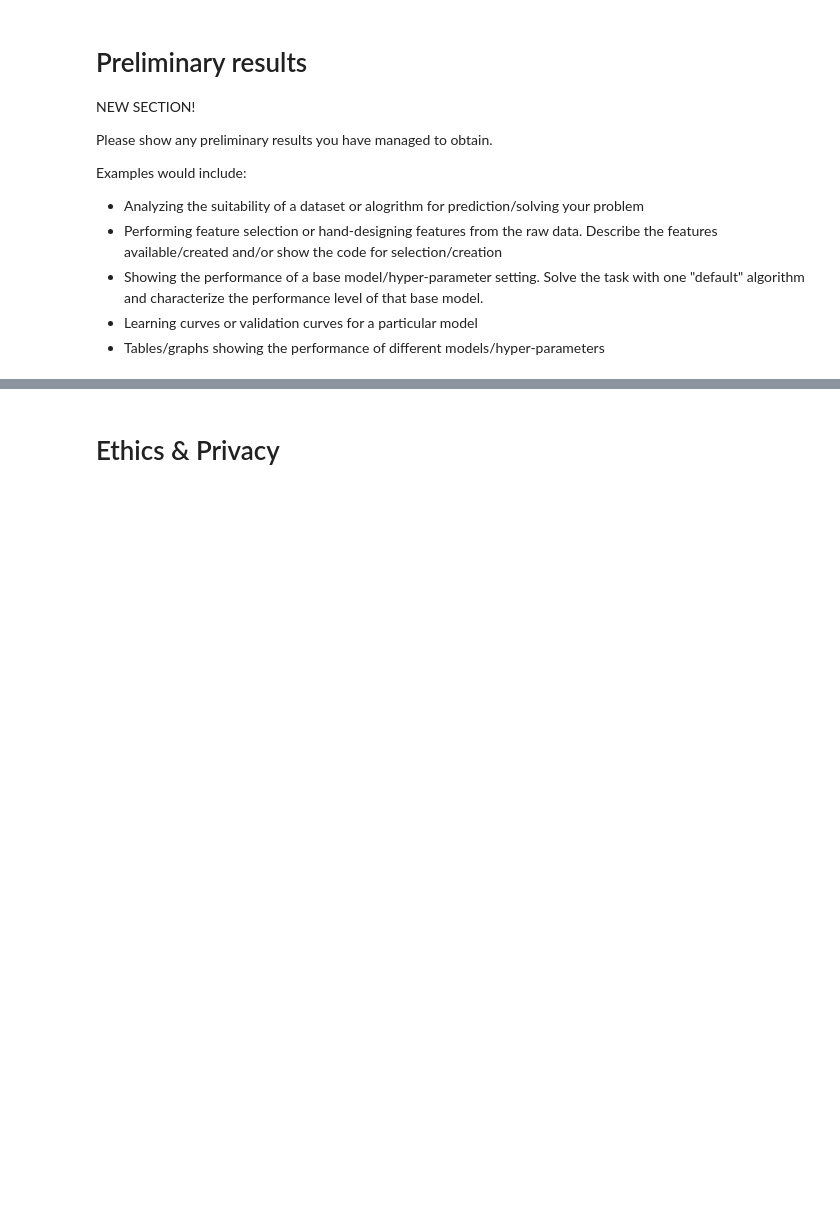
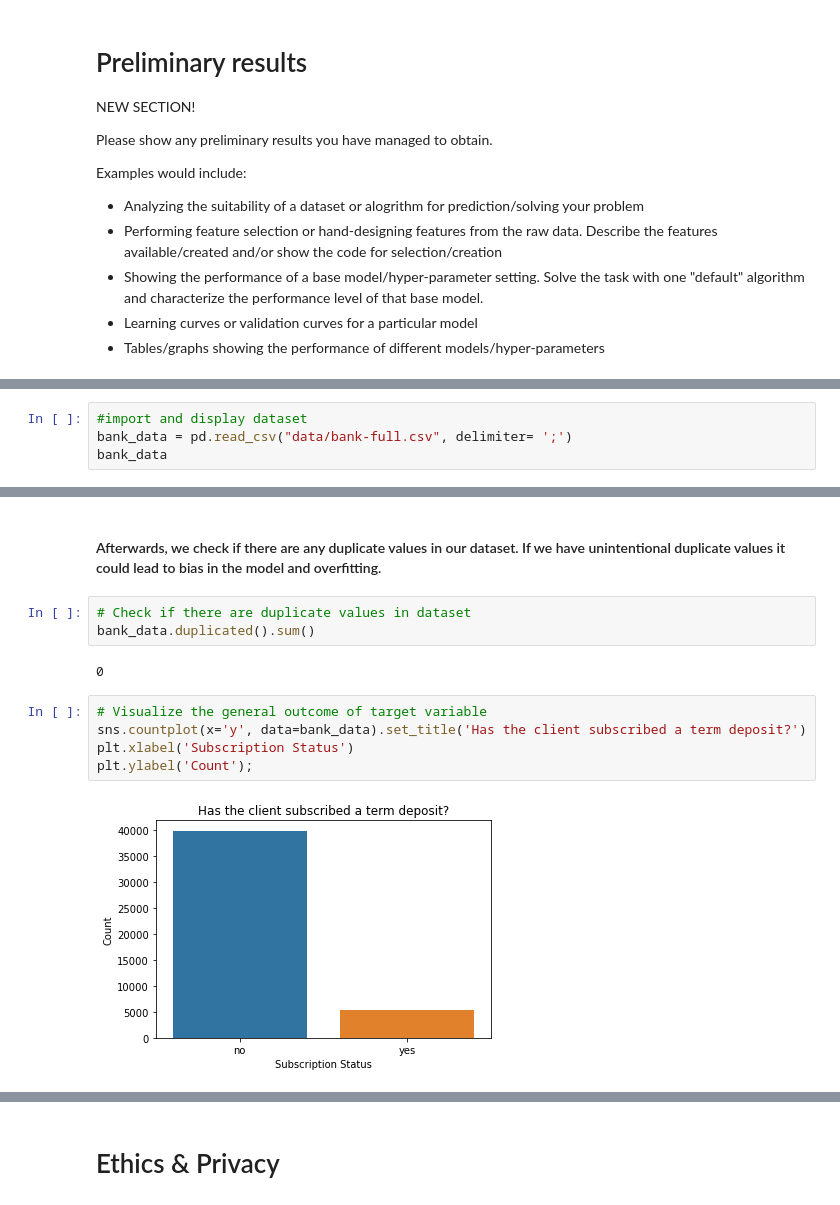
Before and after one commit to Jiy014/Group034-Wi23, a Jupyter notebook: CheckpointGroup034-Wi23.ipynb, the cells around one changed output, grey strips where cells are left out. Drawn from its saved outputs; the diff is of its cells as text; blank space fills up the shorter version.

Commit message:
Update Checkpoint & Add Some EDA

```diff
--- a/CheckpointGroup034-Wi23.ipynb
+++ b/CheckpointGroup034-Wi23.ipynb
@@ -110,0 +110,4 @@ print(data)
+# %%
+#import and display dataset
+bank_data = pd.read_csv("data/bank-full.csv", delimiter= ';')
+bank_data
@@ -110,0 +207,14 @@ print(data)
+# %% [markdown]
+#### Afterwards, we check if there are any duplicate values in our dataset. If we have unintentional duplicate values it could lead to bias in the model and overfitting.
+# %%
+# Check if there are duplicate values in dataset
+bank_data.duplicated().sum()
+# %% [output]
+0
+# %%
+# Visualize the general outcome of target variable
+sns.countplot(x='y', data=bank_data).set_title('Has the client subscribed a term deposit?')
+plt.xlabel('Subscription Status')
+plt.ylabel('Count');
+# %% [output]
+[figure, added]
```
Also changed, not shown: parts of 12 cells of this notebook.
